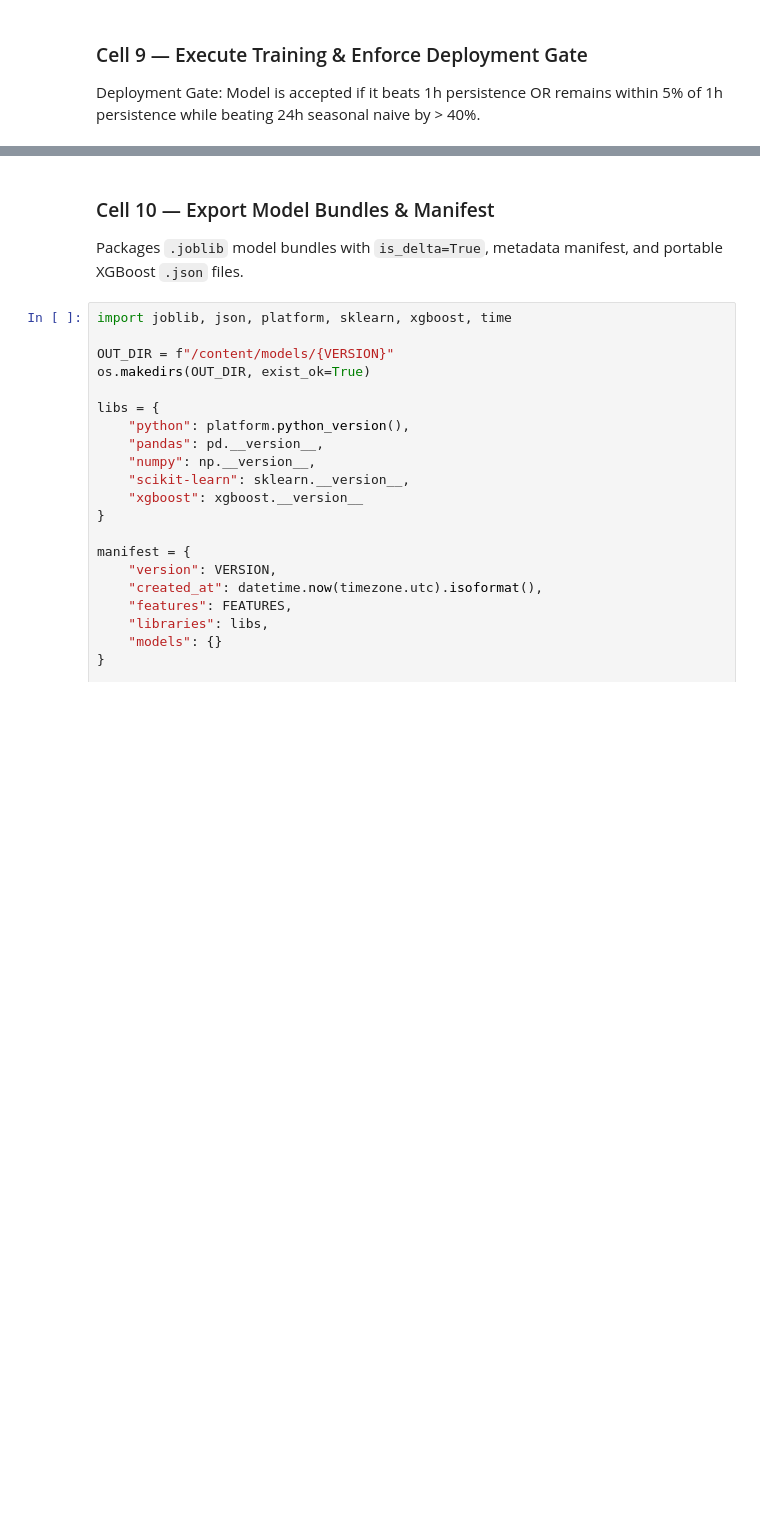
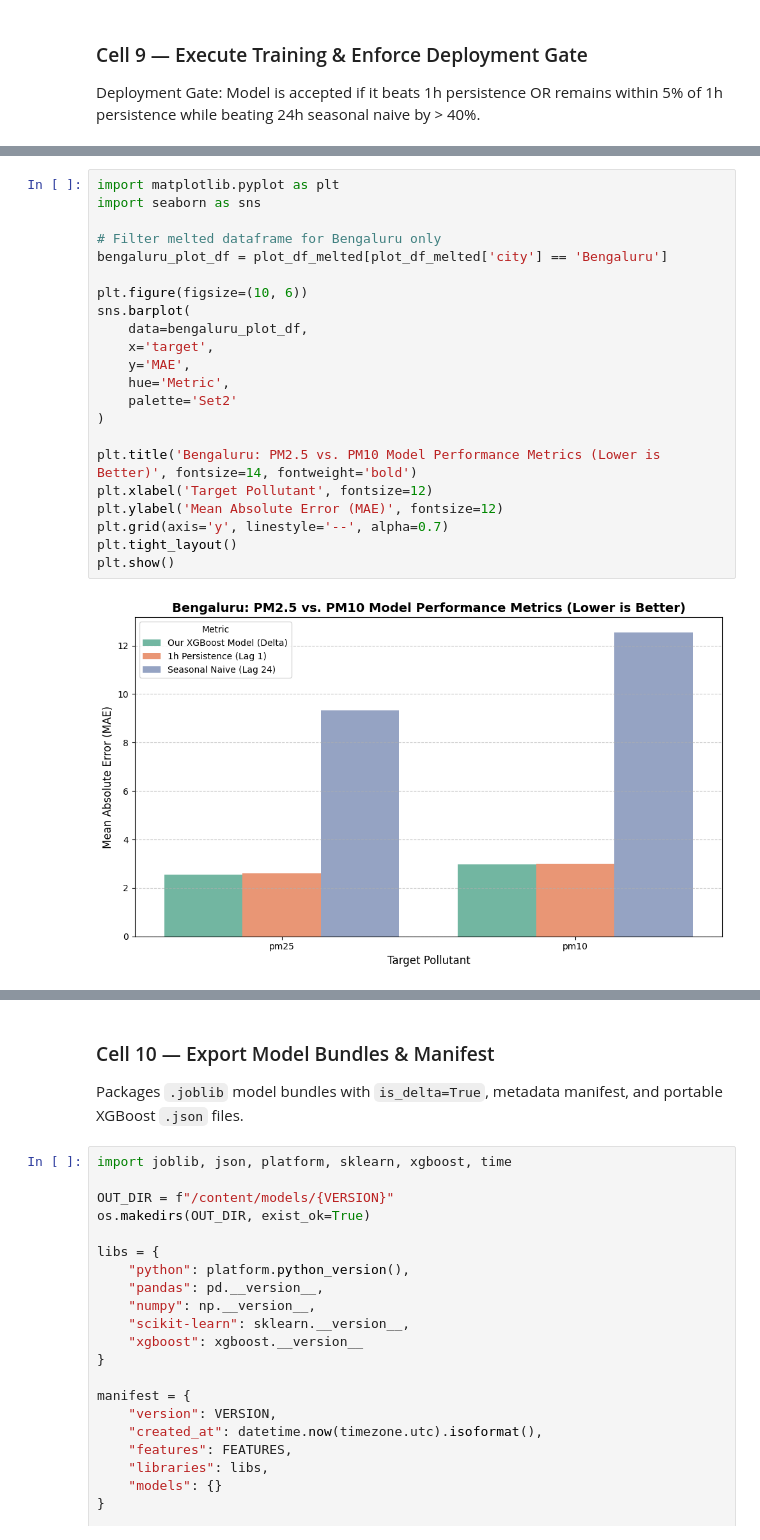
Before and after one commit to Akash123-cyber/Urban-Environmental-Intelligence-Prediction-Platform, a Jupyter notebook: notebooks/urban_training.ipynb, the cells around one changed output, grey strips where cells are left out. Cells and saved outputs as stored; diff of their text form; blank space fills up the shorter version.

```diff
--- a/notebooks/urban_training.ipynb
+++ b/notebooks/urban_training.ipynb
@@ -363,0 +511,24 @@ display(report_df[["city", "target", "model_mae", "persist_mae", "seasonal24_mae
+# %%
+import matplotlib.pyplot as plt
+import seaborn as sns
+
+# Filter melted dataframe for Bengaluru only
+bengaluru_plot_df = plot_df_melted[plot_df_melted['city'] == 'Bengaluru']
+
+plt.figure(figsize=(10, 6))
+sns.barplot(
+    data=bengaluru_plot_df,
+    x='target',
+    y='MAE',
+    hue='Metric',
+    palette='Set2'
+)
+
+plt.title('Bengaluru: PM2.5 vs. PM10 Model Performance Metrics (Lower is Better)', fontsize=14, fontweight='bold')
+plt.xlabel('Target Pollutant', fontsize=12)
+plt.ylabel('Mean Absolute Error (MAE)', fontsize=12)
+plt.grid(axis='y', linestyle='--', alpha=0.7)
+plt.tight_layout()
+plt.show()
+# %% [output]
+[figure, added]
```
Also changed, not shown: parts of 14 cells of this notebook.
